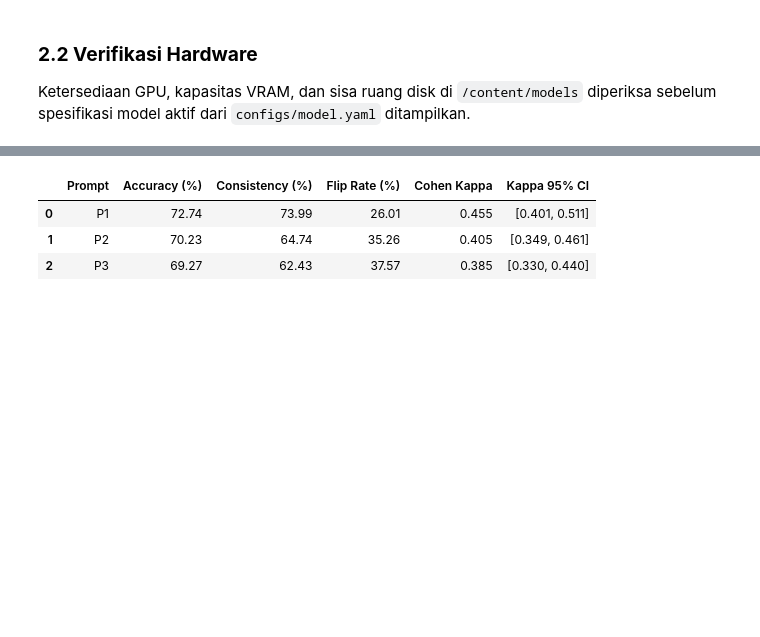
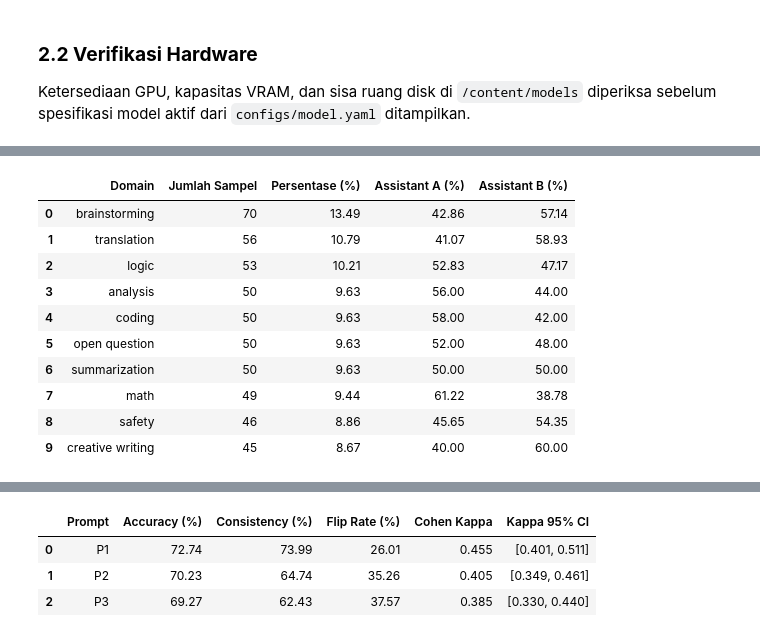
Before and after one commit to RozhakDev/LLMReliability, a Jupyter notebook: Qwen3/01_Qwen3_Evaluation_Runner.ipynb, the cells around one changed output, grey strips where cells are left out. Cells and saved outputs as stored; diff of their text form; code cells hidden in the pictures; blank space fills up the shorter version.

```diff
--- a/Qwen3/01_Qwen3_Evaluation_Runner.ipynb
+++ b/Qwen3/01_Qwen3_Evaluation_Runner.ipynb
@@ -167,0 +202,14 @@ display(df_eval["domain"].value_counts().to_frame(name="samples"))
+# %%
+display(build_domain_distribution(df_eval))
+# %% [output]
+|  | Domain | Jumlah Sampel | Persentase (%) | Assistant A (%) | Assistant B (%) |
+| 0 | brainstorming | 70 | 13.49 | 42.86 | 57.14 |
+| 1 | translation | 56 | 10.79 | 41.07 | 58.93 |
+| 2 | logic | 53 | 10.21 | 52.83 | 47.17 |
+| 3 | analysis | 50 | 9.63 | 56.00 | 44.00 |
+| 4 | coding | 50 | 9.63 | 58.00 | 42.00 |
+| 5 | open question | 50 | 9.63 | 52.00 | 48.00 |
+| 6 | summarization | 50 | 9.63 | 50.00 | 50.00 |
+| 7 | math | 49 | 9.44 | 61.22 | 38.78 |
+| 8 | safety | 46 | 8.86 | 45.65 | 54.35 |
+| 9 | creative writing | 45 | 8.67 | 40.00 | 60.00 |
```
Also changed, not shown: parts of 44 cells of this notebook, 37 other files.
